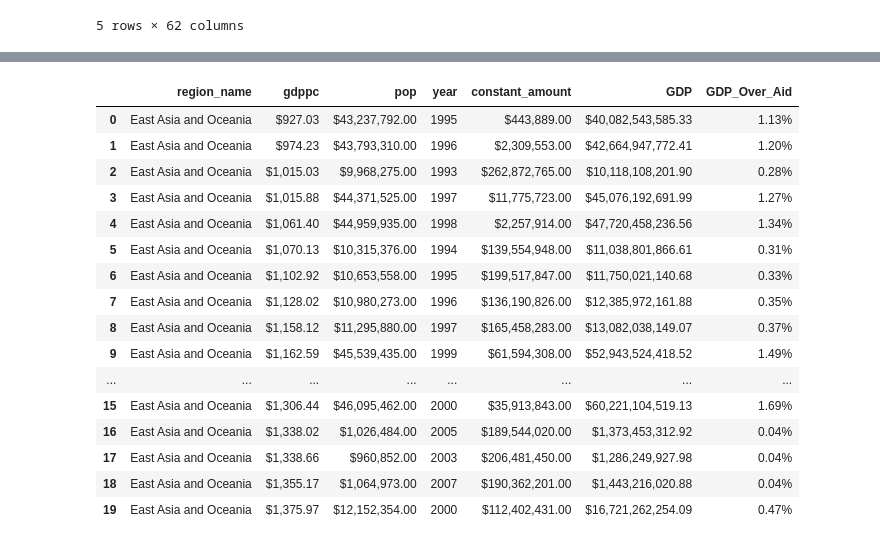
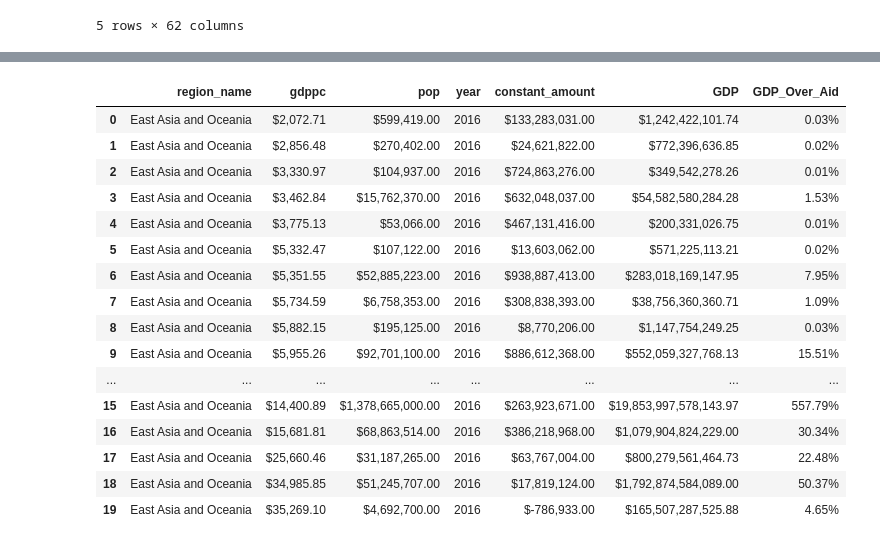
Before and after one commit to alexjhe/Python_Class_Final_Project, a Jupyter notebook: Python_Project_2_Exploratory_Notebook.ipynb, the cells around one changed output, grey strips where cells are left out. Drawn from its saved outputs; the diff is of its cells as text; code cells hidden in the pictures.

```diff
--- a/Python_Project_2_Exploratory_Notebook.ipynb
+++ b/Python_Project_2_Exploratory_Notebook.ipynb
@@ -508,43 +611,45 @@ country_gdppc.head(20)
 # %%
 
 
 region_gdppc = pd.DataFrame(Y_filt.copy())
 region_gdppc = pd.DataFrame(region_gdppc.groupby(["region_name", "gdppc", "pop", "year"]).constant_amount.sum())
 
 
 #country_gdppc.type
 
 #country_gdppc[gdppc].type
 region_gdppc.reset_index(inplace = True)
+region_gdppc = region_gdppc.sort_values(["region_name", "year"], ascending = [True, False])
+region_gdppc = region_gdppc.reset_index(drop = True)
 
 region_gdppc.columns
 
 region_gdppc["gdppc"] = region_gdppc["gdppc"].astype(float)
 region_gdppc["GDP"] = region_gdppc["gdppc"] * region_gdppc["pop"]
 
 
 region_gdppc["GDP_Over_Aid"] = region_gdppc["GDP"] / region_gdppc["constant_amount"].sum()
 region_gdppc["GDP_Over_Aid"] = region_gdppc["GDP_Over_Aid"].apply(as_percent)
 
 
 
 region_gdppc.head(20)
 #country_gdppc
 # %% [output]
 |  | region_name | gdppc | pop | year | constant_amount | GDP | GDP_Over_Aid |
-| 0 | East Asia and Oceania | $927.03 | $43,237,792.00 | 1995 | $443,889.00 | $40,082,543,585.33 | 1.13% |
-| 1 | East Asia and Oceania | $974.23 | $43,793,310.00 | 1996 | $2,309,553.00 | $42,664,947,772.41 | 1.20% |
-| 2 | East Asia and Oceania | $1,015.03 | $9,968,275.00 | 1993 | $262,872,765.00 | $10,118,108,201.90 | 0.28% |
-| 3 | East Asia and Oceania | $1,015.88 | $44,371,525.00 | 1997 | $11,775,723.00 | $45,076,192,691.99 | 1.27% |
-| 4 | East Asia and Oceania | $1,061.40 | $44,959,935.00 | 1998 | $2,257,914.00 | $47,720,458,236.56 | 1.34% |
-| 5 | East Asia and Oceania | $1,070.13 | $10,315,376.00 | 1994 | $139,554,948.00 | $11,038,801,866.61 | 0.31% |
-| 6 | East Asia and Oceania | $1,102.92 | $10,653,558.00 | 1995 | $199,517,847.00 | $11,750,021,140.68 | 0.33% |
-| 7 | East Asia and Oceania | $1,128.02 | $10,980,273.00 | 1996 | $136,190,826.00 | $12,385,972,161.88 | 0.35% |
-| 8 | East Asia and Oceania | $1,158.12 | $11,295,880.00 | 1997 | $165,458,283.00 | $13,082,038,149.07 | 0.37% |
-| 9 | East Asia and Oceania | $1,162.59 | $45,539,435.00 | 1999 | $61,594,308.00 | $52,943,524,418.52 | 1.49% |
+| 0 | East Asia and Oceania | $2,072.71 | $599,419.00 | 2016 | $133,283,031.00 | $1,242,422,101.74 | 0.03% |
+| 1 | East Asia and Oceania | $2,856.48 | $270,402.00 | 2016 | $24,621,822.00 | $772,396,636.85 | 0.02% |
+| 2 | East Asia and Oceania | $3,330.97 | $104,937.00 | 2016 | $724,863,276.00 | $349,542,278.26 | 0.01% |
+| 3 | East Asia and Oceania | $3,462.84 | $15,762,370.00 | 2016 | $632,048,037.00 | $54,582,580,284.28 | 1.53% |
+| 4 | East Asia and Oceania | $3,775.13 | $53,066.00 | 2016 | $467,131,416.00 | $200,331,026.75 | 0.01% |
+| 5 | East Asia and Oceania | $5,332.47 | $107,122.00 | 2016 | $13,603,062.00 | $571,225,113.21 | 0.02% |
+| 6 | East Asia and Oceania | $5,351.55 | $52,885,223.00 | 2016 | $938,887,413.00 | $283,018,169,147.95 | 7.95% |
+| 7 | East Asia and Oceania | $5,734.59 | $6,758,353.00 | 2016 | $308,838,393.00 | $38,756,360,360.71 | 1.09% |
+| 8 | East Asia and Oceania | $5,882.15 | $195,125.00 | 2016 | $8,770,206.00 | $1,147,754,249.25 | 0.03% |
+| 9 | East Asia and Oceania | $5,955.26 | $92,701,100.00 | 2016 | $886,612,368.00 | $552,059,327,768.13 | 15.51% |
 | ... | ... | ... | ... | ... | ... | ... | ... |
-| 15 | East Asia and Oceania | $1,306.44 | $46,095,462.00 | 2000 | $35,913,843.00 | $60,221,104,519.13 | 1.69% |
-| 16 | East Asia and Oceania | $1,338.02 | $1,026,484.00 | 2005 | $189,544,020.00 | $1,373,453,312.92 | 0.04% |
-| 17 | East Asia and Oceania | $1,338.66 | $960,852.00 | 2003 | $206,481,450.00 | $1,286,249,927.98 | 0.04% |
-| 18 | East Asia and Oceania | $1,355.17 | $1,064,973.00 | 2007 | $190,362,201.00 | $1,443,216,020.88 | 0.04% |
-| 19 | East Asia and Oceania | $1,375.97 | $12,152,354.00 | 2000 | $112,402,431.00 | $16,721,262,254.09 | 0.47% |
+| 15 | East Asia and Oceania | $14,400.89 | $1,378,665,000.00 | 2016 | $263,923,671.00 | $19,853,997,578,143.97 | 557.79% |
+| 16 | East Asia and Oceania | $15,681.81 | $68,863,514.00 | 2016 | $386,218,968.00 | $1,079,904,824,229.00 | 30.34% |
+| 17 | East Asia and Oceania | $25,660.46 | $31,187,265.00 | 2016 | $63,767,004.00 | $800,279,561,464.73 | 22.48% |
+| 18 | East Asia and Oceania | $34,985.85 | $51,245,707.00 | 2016 | $17,819,124.00 | $1,792,874,584,089.00 | 50.37% |
+| 19 | East Asia and Oceania | $35,269.10 | $4,692,700.00 | 2016 | $-786,933.00 | $165,507,287,525.88 | 4.65% |
```
Also changed, not shown: parts of 7 cells of this notebook.
